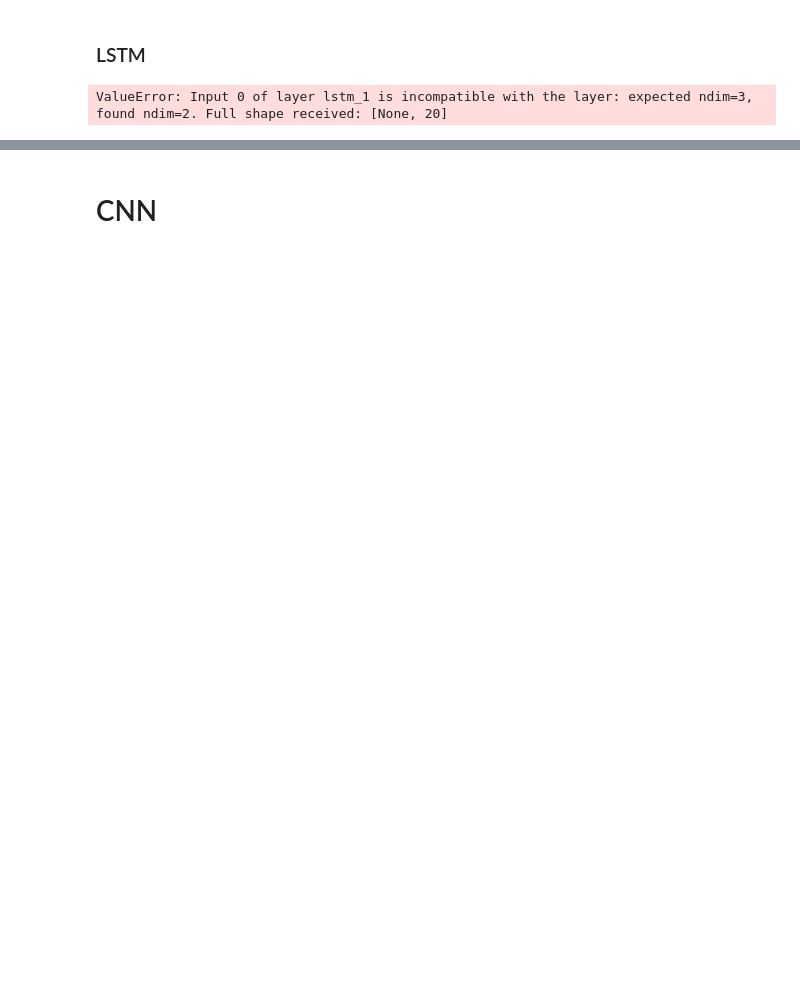
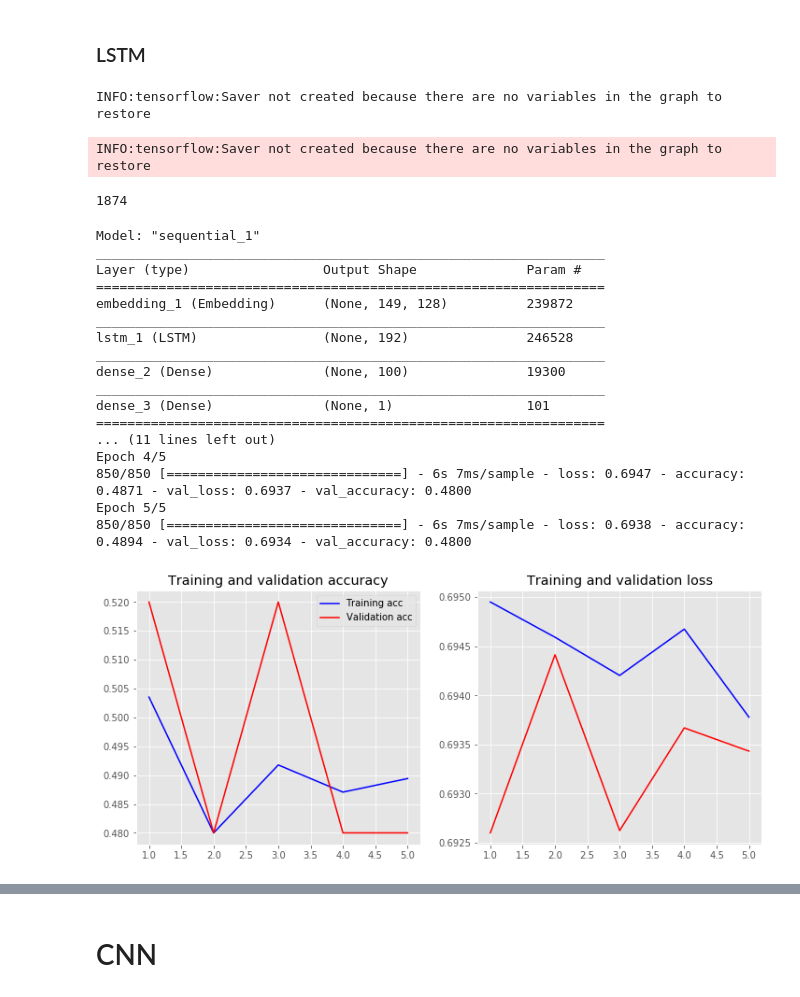
Before and after one commit to abhinavvv/dl-exp, a Jupyter notebook: sentiment-classification.ipynb, the cells around one changed output, grey strips where cells are left out. Cells and saved outputs as stored; diff of their text form; code cells hidden in the pictures; blank space fills up the shorter version.

```diff
--- a/sentiment-classification.ipynb
+++ b/sentiment-classification.ipynb
@@ -69,7 +38,12 @@ Name: sentence, Length: 2748, dtype: object
 # %%
-# df = df[df['source']== "yelp"]
+df = df[df['source']== "yelp"]
 sentences = df['sentence'].values
 y = df['label'].values
+
+sentences_token = [text_to_word_sequence(sentence.strip().lower()) for sentence in sentences]
+sentences_len = [len(s) for s in sentences]
+maxlen = max(sentences_len)
+
 # tokenizer = Tokenizer(lower=True,num_words=10000)
 # tokenizer.fit_on_texts(sentences)
 sentences_train,sentences_test,y_train,y_test = train_test_split(
@@ -82,14 +56,15 @@ tokenizer = Tokenizer(lower=True)
 #                       ,num_words=10000)
 tokenizer.fit_on_texts(sentences_train)
 
+print(tokenizer)
 X_train = tokenizer.texts_to_sequences(sentences_train)
 X_test = tokenizer.texts_to_sequences(sentences_test)
 
-maxlen = 100
+# maxlen = 100
 vocab_size = len(tokenizer.word_index) + 1
 
-# X_train = pad_sequences(X_train, padding='post', maxlen=maxlen)
-# X_test = pad_sequences(X_test, padding='post', maxlen=maxlen)
+X_train = pad_sequences(X_train, padding='post', maxlen=maxlen)
+X_test = pad_sequences(X_test, padding='post', maxlen=maxlen)
 
 # y_train = to_categorical(num_classes=2,y=y_train)
 # y_test = to_categorical(num_classes=2,y=y_test)
@@ -131,3 +138,20 @@ def createLSTM():
 # %% [markdown]
 ### LSTM
+# %%
+import tensorflow_hub as hub
+
+# embed = hub.load("https://tfhub.dev/google/tf2-preview/gnews-swivel-20dim/1")
+# embeddings_train = embed(sentences_train)
+# embeddings_test = embed(sentences_test)
+# sentence_embedding = tf.reshape(embeddings_train, shape=[-1])
+
+# print(sentence_embedding.shape,embeddings_train.shape)
+tf.compat.v1.disable_eager_execution()
+elmo = hub.Module("https://tfhub.dev/google/elmo/3", trainable=False)
+embeddings = elmo(sentences_train,
+    signature="default",
+    as_dict=True)["elmo"]
+# %% [output]
+INFO:tensorflow:Saver not created because there are no variables in the graph to restore
+INFO:tensorflow:Saver not created because there are no variables in the graph to restore
 # %%
@@ -156,9 +185,31 @@ def createLSTM():
+# %%
+vocab_size
+# %% [output]
+1874
 # %%
-model= createLSTM()
+model= createbLSTM()
 model.summary()
 model.compile(loss='binary_crossentropy',optimizer='adam',metrics=['accuracy'])
-# history = model.fit(sentences_train,y_train,batch_size=16,epochs=10,validation_data=(sentences_test, y_test),verbose=1)
-model.fit(sentences_train,y_train,batch_size=16,epochs=10,verbose=1)
-# plot_history(history)
+# history = model.fit(sentences_train,y_train,batch_size=16,epochs=3,verbose=1)
+# validation_data=(sentences_test, y_test)
+history = model.fit(X_train,y_train,batch_size=16,epochs=5,verbose=1,validation_data=(X_test, y_test))
+plot_history(history)
 # %% [output]
-ValueError: Input 0 of layer lstm_1 is incompatible with the layer: expected ndim=3, found ndim=2. Full shape received: [None, 20]
+Model: "sequential_1"
+_________________________________________________________________
+Layer (type)                 Output Shape              Param #
+=================================================================
+embedding_1 (Embedding)      (None, 149, 128)          239872
+_________________________________________________________________
+lstm_1 (LSTM)                (None, 192)               246528
+_________________________________________________________________
+dense_2 (Dense)              (None, 100)               19300
+_________________________________________________________________
+dense_3 (Dense)              (None, 1)                 101
+=================================================================
+... (11 lines left out)
+Epoch 4/5
+850/850 [==============================] - 6s 7ms/sample - loss: 0.6947 - accuracy: 0.4871 - val_loss: 0.6937 - val_accuracy: 0.4800
+Epoch 5/5
+850/850 [==============================] - 6s 7ms/sample - loss: 0.6938 - accuracy: 0.4894 - val_loss: 0.6934 - val_accuracy: 0.4800
+[figure, added]
```
Also changed, not shown: parts of 14 cells of this notebook.
